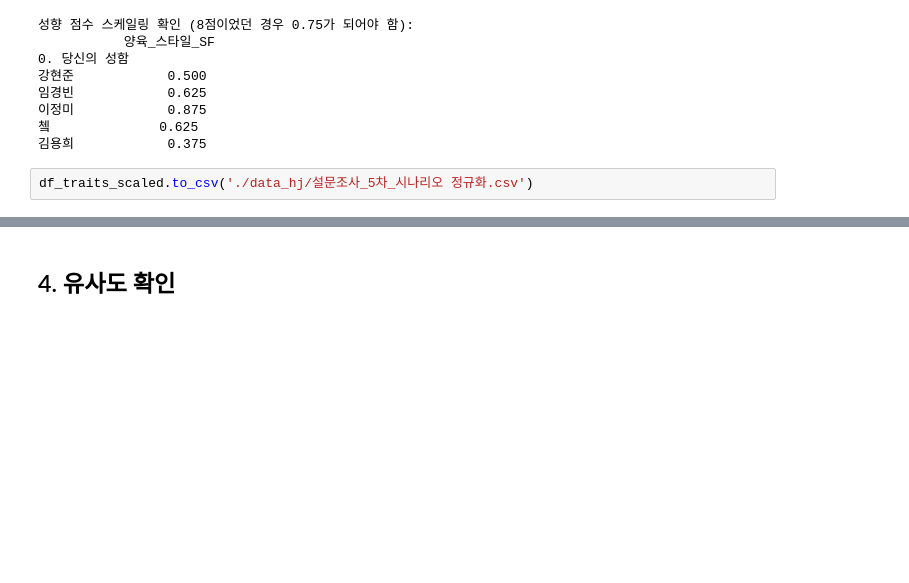
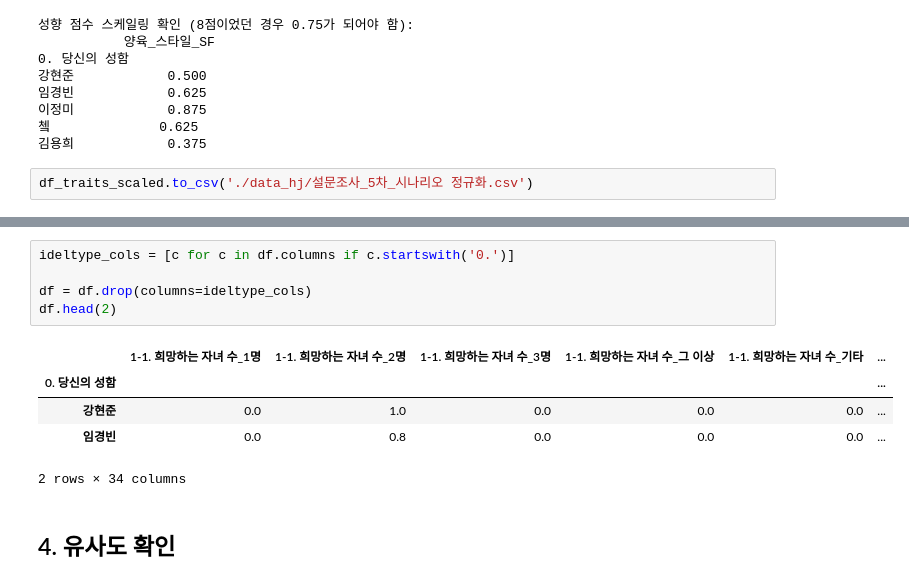
Before and after one commit to Potenup3DeepLearning/gachikium, a Jupyter notebook: 강현준/test.ipynb, the cells around one changed output, grey strips where cells are left out. Drawn from its saved outputs; the diff is of its cells as text; blank space fills up the shorter version.

```diff
--- a/강현준/test.ipynb
+++ b/강현준/test.ipynb
@@ -389,2 +401,13 @@ df_traits_scaled.to_csv('./data_hj/설문조사_5차_시나리오 정규화.csv'
+# %%
+ideltype_cols = [c for c in df.columns if c.startswith('0.')]
+
+df = df.drop(columns=ideltype_cols)
+df.head(2)
+# %% [output]
+|  | 1-1. 희망하는 자녀 수_1명 | 1-1. 희망하는 자녀 수_2명 | 1-1. 희망하는 자녀 수_3명 | 1-1. 희망하는 자녀 수_그 이상 | 1-1. 희망하는 자녀 수_기타 | ... |
+| 0. 당신의 성함 |  |  |  |  |  | ... |
+| 강현준 | 0.0 | 1.0 | 0.0 | 0.0 | 0.0 | ... |
+| 임경빈 | 0.0 | 0.8 | 0.0 | 0.0 | 0.0 | ... |
+2 rows × 34 columns
 # %% [markdown]
 ## 4. 유사도 확인
```
Also changed, not shown: parts of 6 cells of this notebook, 1 other file.
